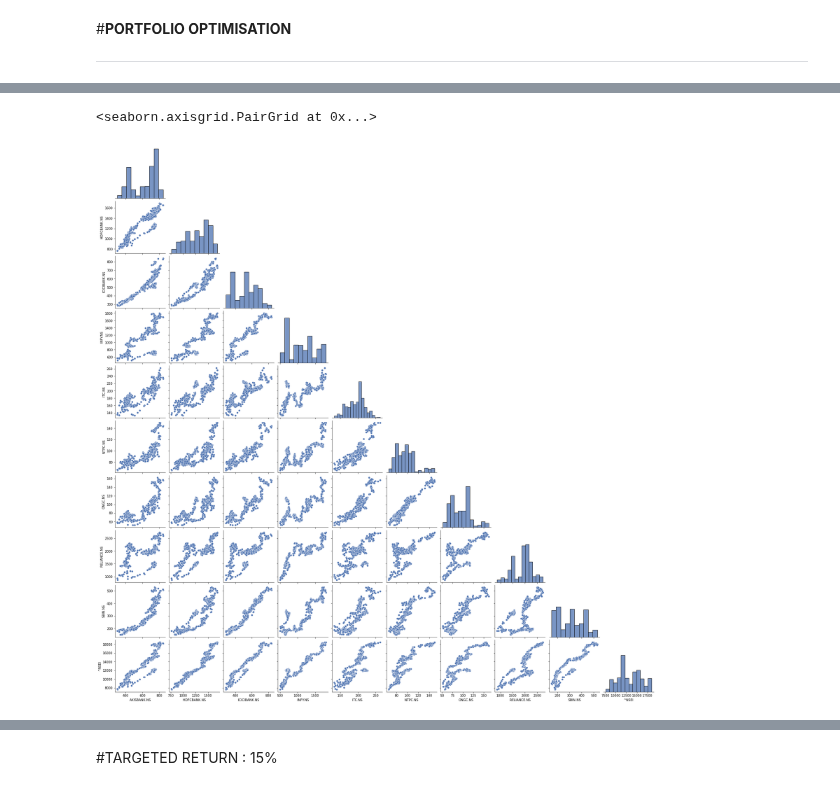
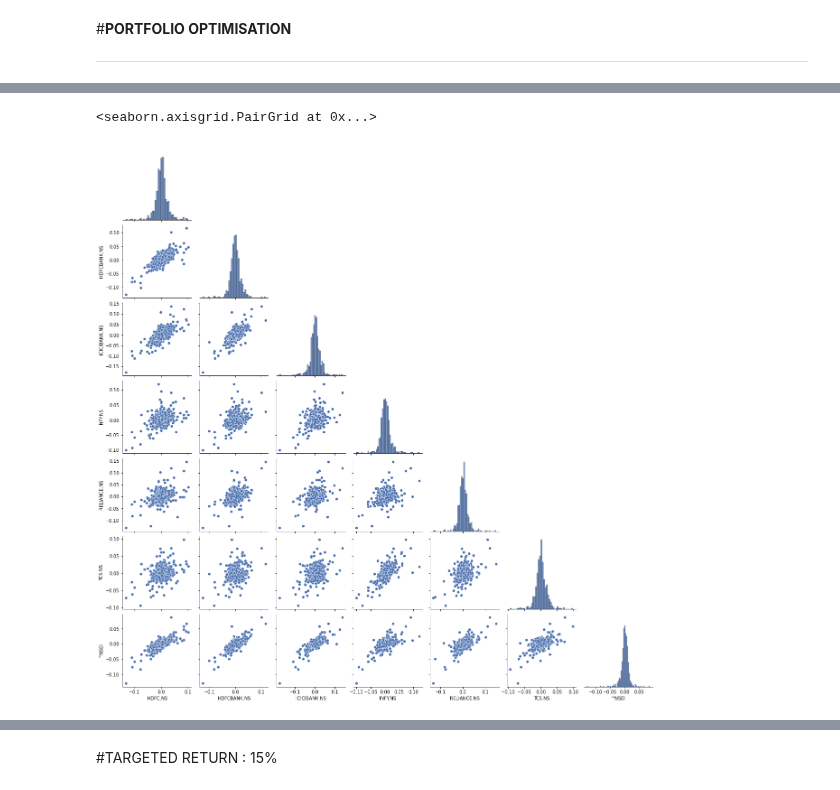
Before and after one commit to AMAYadav/PROJECTS-, a Jupyter notebook: Portfolio_optimization.ipynb, the cells around one changed output, grey strips where cells are left out. Cells and saved outputs as stored; diff of their text form; code cells hidden in the pictures.

```diff
--- a/Portfolio_optimization.ipynb
+++ b/Portfolio_optimization.ipynb
@@ -141,6 +125,6 @@ portfolio['^NSEI'].plot(kind='line',figsize=(20,7))
 # %%
- X=portfolio.iloc[:,:50]
-y= portfolio['^NSEI']
+X=portfolio.pct_change().iloc[:,:50].dropna()
+y= portfolio['^NSEI'].pct_change().dropna()
 
 from sklearn import linear_model
 from sklearn.metrics import mean_squared_error, r2_score
@@ -168,6 +149,6 @@ list2= list(regr.coef_.round(2))
 results_regression= pd.DataFrame(list(zip(list1,list2)))
 results_regression.columns=['Stocks','coeff']
 # %%
-portfolio_companies= results_regression[(results_regression['coeff']>=.55)].Stocks
+portfolio_companies= results_regression[(results_regression['coeff']>=.05)].Stocks
 portfolio_companies
 # %% [output]
@@ -228,8 +206,8 @@ file.describe().round(3).loc[['min','mean','max'],:]
 # %%
-sns.pairplot(file,corner=True,diag_kind='hist')
+sns.pairplot(file.pct_change(),corner=True,diag_kind='hist')
 # %% [output]
 <seaborn.axisgrid.PairGrid at 0x...>
-[figure, old version]
+[figure, new version]
 # %%
 import pypfopt
 from pypfopt import risk_models, expected_returns, plotting
```
Also changed, not shown: parts of 24 cells of this notebook.
